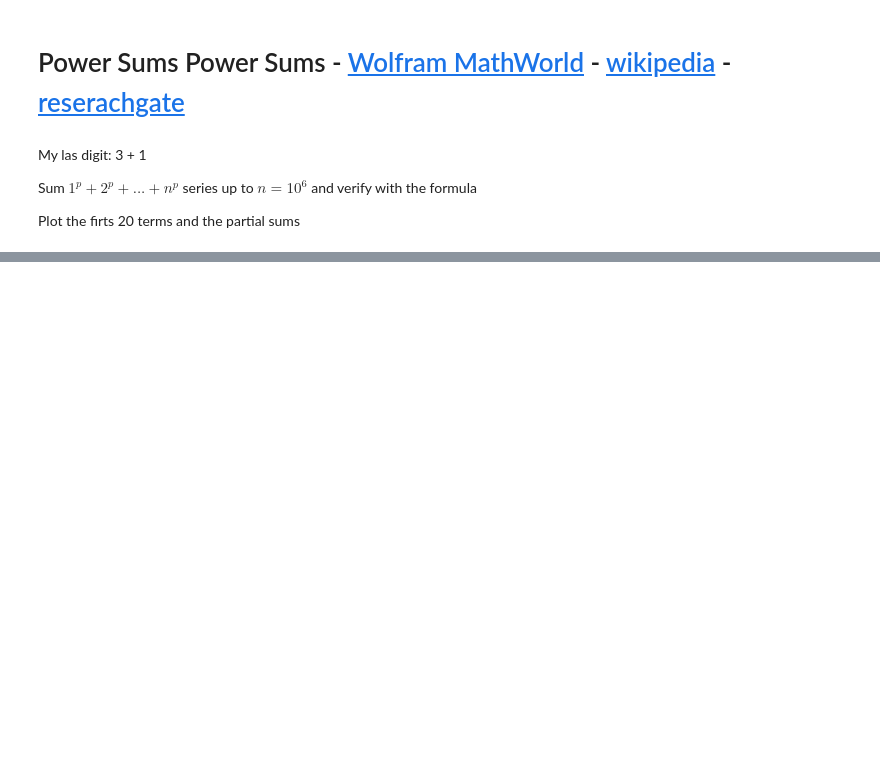
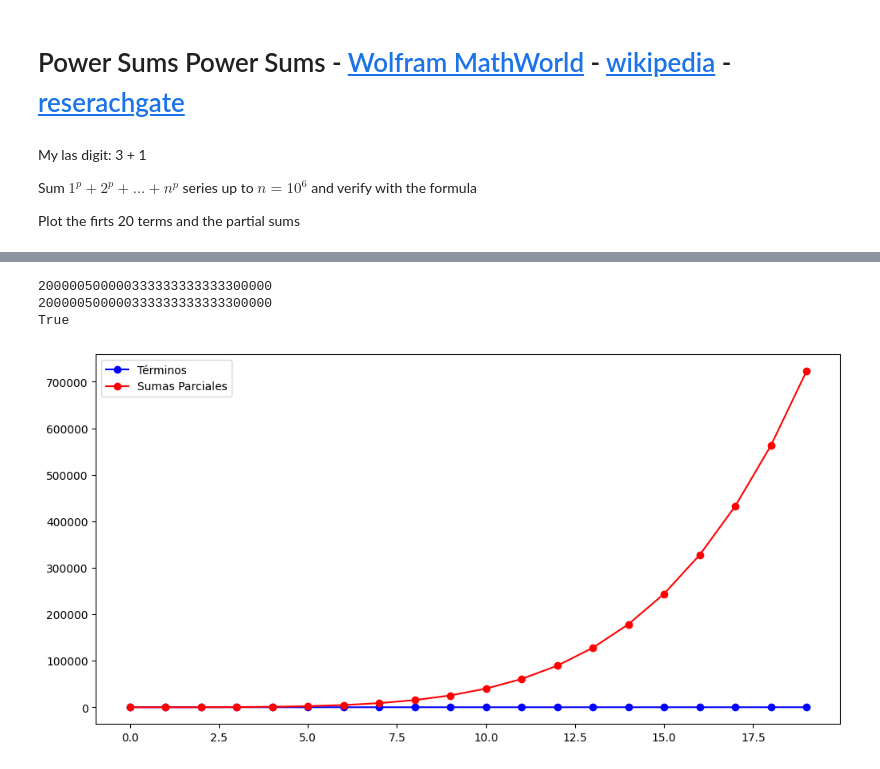
Before and after one commit to maherreramu/MetNumUN2023II, a Jupyter notebook: Lab1/maherreramuArithmeticSeriesGeometricSeriesPowerSums.ipynb, the cells around one changed output, grey strips where cells are left out. Drawn from its saved outputs; the diff is of its cells as text; code cells hidden in the pictures; blank space fills up the shorter version.

```diff
--- a/Lab1/maherreramuArithmeticSeriesGeometricSeriesPowerSums.ipynb
+++ b/Lab1/maherreramuArithmeticSeriesGeometricSeriesPowerSums.ipynb
@@ -457,0 +415,41 @@ Suma de la Fórmula: 200001000002000002000001000000 (No Verificado)
+# %%
+p=4
+n_max=10**6
+
+Serie_S_n=[]
+Sequence_a_n =[]
+
+sum = 0
+
+for i in range(1, n_max+1):
+    sum += i**p
+    Serie_S_n.append(sum)
+    Sequence_a_n.append(i)
+
+print(sum)
+
+# Usamos la función Decimal para una mayor precisión
+from decimal import Decimal, getcontext
+
+getcontext().prec = 100  # Configuramos la precisión
+
+n_max = Decimal(n_max)
+
+#Formula de Faulhaber
+formula=(n_max**5/5+n_max**4/2+n_max**3/3-n_max/30)
+print(int(formula))
+
+print(sum==int(formula))
+
+
+# Graficar los primeros 20 términos y las sumas parciales
+plt.figure(figsize=(12, 6))
+plt.plot(Sequence_a_n[:20], 'o-', label='Términos', color='blue')
+plt.plot(Serie_S_n[:20], 'o-', label='Sumas Parciales', color='red')
+plt.legend()
+plt.show()
+# %% [output]
+200000500000333333333333300000
+200000500000333333333333300000
+True
+[figure, added]
```
Also changed, not shown: parts of 1 cell of this notebook.
